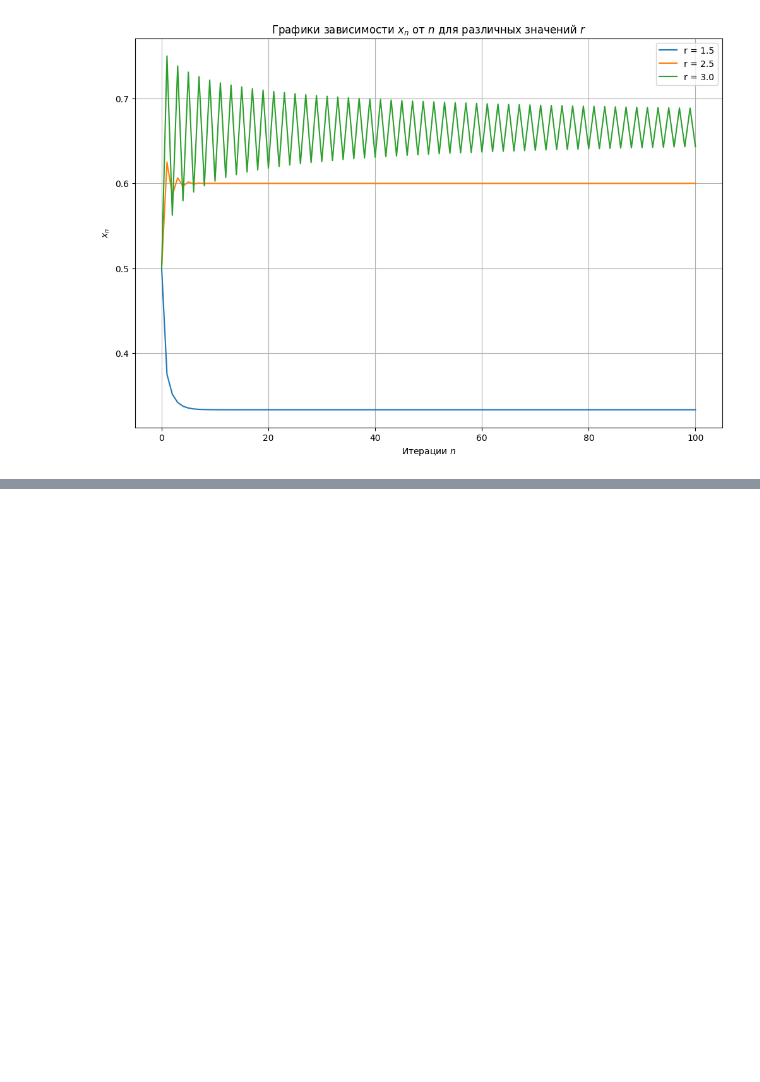
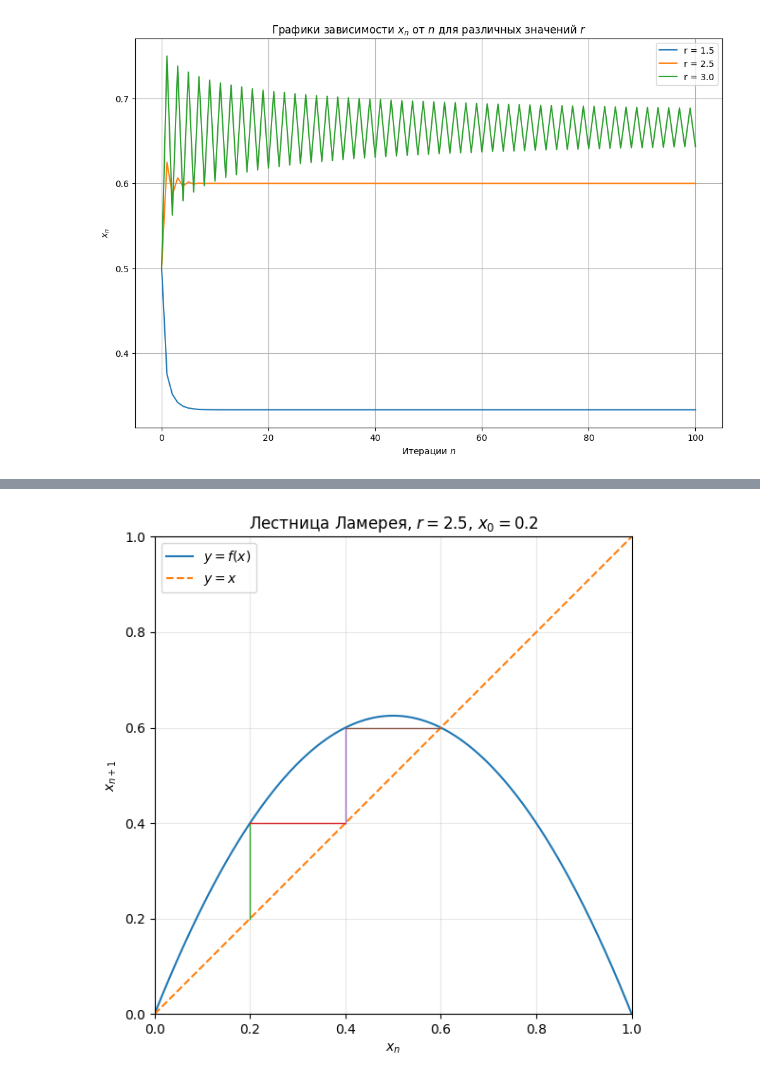
Before and after one commit to hertbex/MatanLab, a Jupyter notebook: Matan.ipynb, the cells around one changed output, grey strips where cells are left out. Saved outputs shown, nothing was run; the diff lists cells and outputs as text; code cells hidden in the pictures; blank space fills up the shorter version.

```diff
--- a/Matan.ipynb
+++ b/Matan.ipynb
@@ -581,0 +651,57 @@ plt.show()
+# %%
+import numpy as np
+import matplotlib.pyplot as plt
+
+def f(x, r):
+    """Логистическое отображение f(x) = r x (1 - x)."""
+    return r * x * (1 - x)
+
+def lamerey_staircase(r, x0=0.2, steps=20):
+    """
+    Строит лестницу Ламерея для логистического отображения:
+        x_{n+1} = r x_n (1 - x_n)
+
+    Параметры:
+    r : float
+        Управляющий параметр отображения.
+    x0 : float, optional
+        Начальное значение x_0, по умолчанию 0.2.
+    steps : int, optional
+        Число «ступеней» лестницы, по умолчанию 20.
+    """
+    # сетка для графика отображения и диагонали
+    xs = np.linspace(0.0, 1.0, 400)
+
+    plt.figure(figsize=(6, 6))
+
+    # график y = f(x) и диагональ y = x
+    plt.plot(xs, f(xs, r), label=r"$y = f(x)$")
+    plt.plot(xs, xs, linestyle="--", label=r"$y = x$")
+
+    x = x0
+    # построение «лестницы» Ламерея
+    for _ in range(steps):
+        y = f(x, r)
+
+        # вертикальный шаг: (x, x) -> (x, f(x))
+        plt.plot([x, x], [x, y], linewidth=1)
+
+        # горизонтальный шаг: (x, f(x)) -> (f(x), f(x))
+        plt.plot([x, y], [y, y], linewidth=1)
+
+        x = y  # переход к следующему x_n
+
+    plt.xlim(0.0, 1.0)
+    plt.ylim(0.0, 1.0)
+    plt.xlabel(r"$x_n$")
+    plt.ylabel(r"$x_{n+1}$")
+    plt.title(fr"Лестница Ламерея, $r = {r}$, $x_0 = {x0}$")
+    plt.grid(alpha=0.3)
+    plt.legend()
+    plt.gca().set_aspect("equal", "box")
+    plt.tight_layout()
+    plt.show()
+
+lamerey_staircase(r=2.5, x0=0.2, steps=30)
+# %% [output]
+[figure, added]
```
Also changed, not shown: parts of 10 cells of this notebook.
